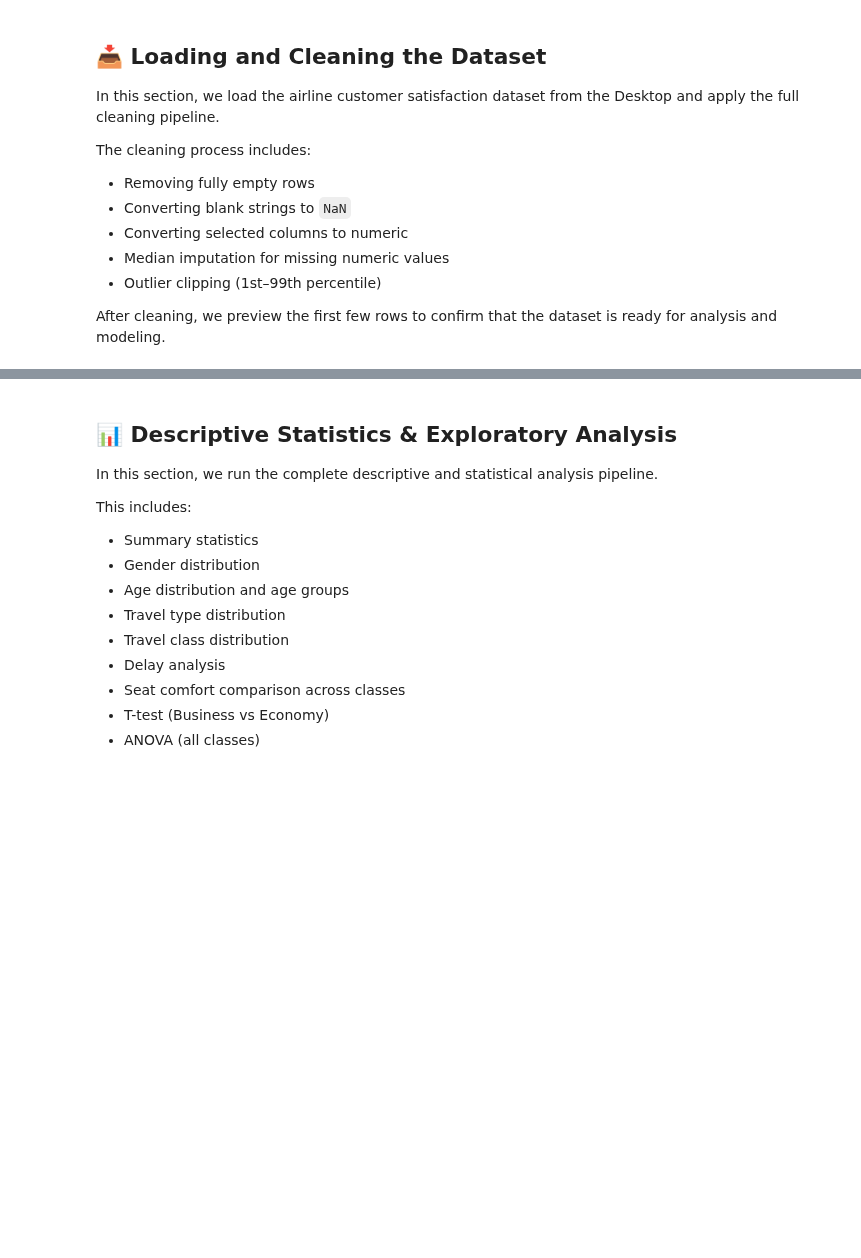
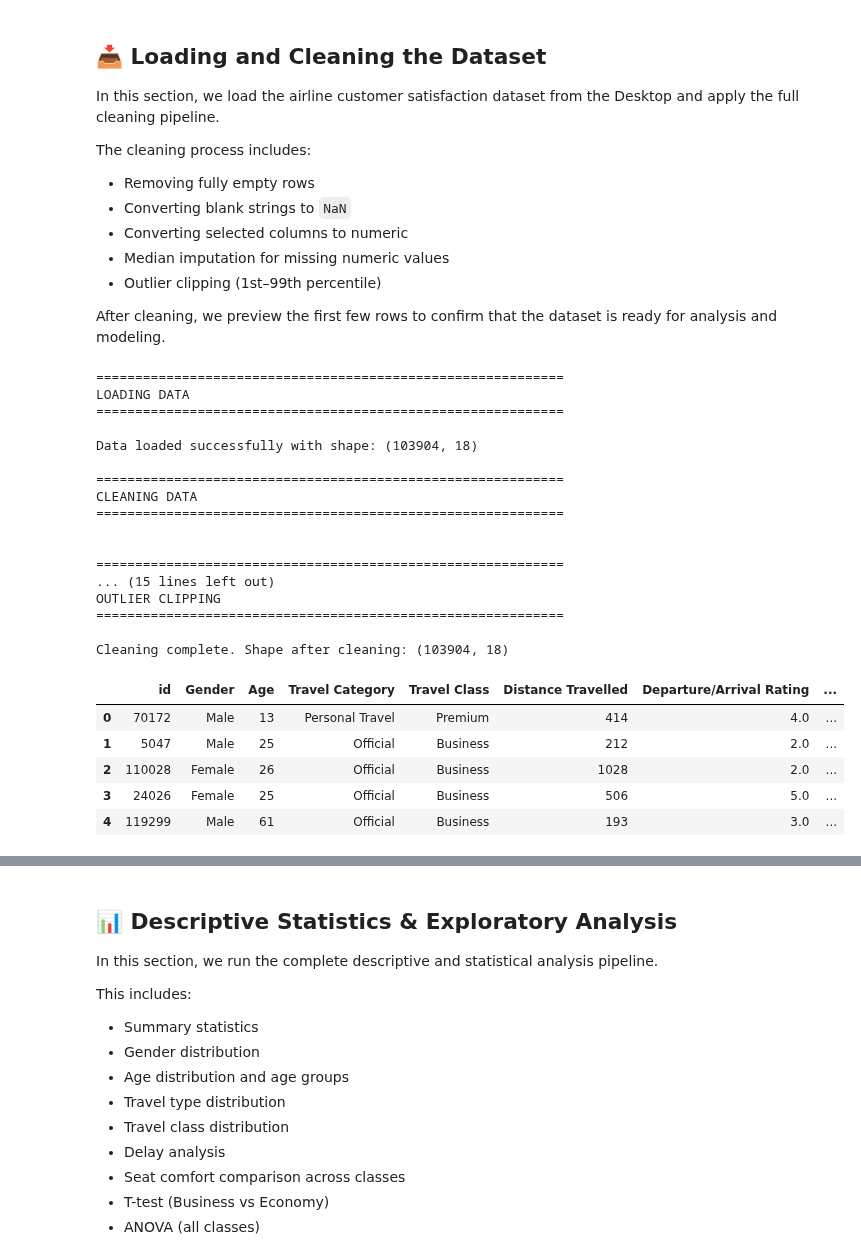
Before and after one commit to Ramjeet-Dixit/IITM-AIML-Rdixit, a Jupyter notebook: Final.ipynb, the cells around one changed output, grey strips where cells are left out. Drawn from its saved outputs; the diff is of its cells as text; code cells hidden in the pictures; blank space fills up the shorter version.

```diff
--- a/Final.ipynb
+++ b/Final.ipynb
@@ -197,19 +197,44 @@ After cleaning, we preview the first few rows to confirm that the dataset is rea
 # %%
 # ============================================================
 # PART 4 — LOAD & CLEAN DATA (FINAL)
 # ============================================================
 
 # Load the dataset once
 df = load_data(CSV_FILE_PATH)
 
 # Apply full cleaning pipeline once
 df = clean_data(df)
 
 # Freeze a clean copy for descriptive statistics (Part 6)
 df_clean = df.copy()
 
 # Preview cleaned data
 df.head()
+run_descriptive_and_stats(df_clean)
+# %% [output]
+============================================================
+LOADING DATA
+============================================================
+
+Data loaded successfully with shape: (103904, 18)
+
+============================================================
+CLEANING DATA
+============================================================
+
+
+============================================================
+... (15 lines left out)
+OUTLIER CLIPPING
+============================================================
+
+Cleaning complete. Shape after cleaning: (103904, 18)
+|  | id | Gender | Age | Travel Category | Travel Class | Distance Travelled | Departure/Arrival Rating | ... |
+| 0 | 70172 | Male | 13 | Personal Travel | Premium | 414 | 4.0 | ... |
+| 1 | 5047 | Male | 25 | Official | Business | 212 | 2.0 | ... |
+| 2 | 110028 | Female | 26 | Official | Business | 1028 | 2.0 | ... |
+| 3 | 24026 | Female | 25 | Official | Business | 506 | 5.0 | ... |
+| 4 | 119299 | Male | 61 | Official | Business | 193 | 3.0 | ... |
 # %%
 section("VERIFYING df_clean COLUMNS")
 print(df_clean.columns.tolist())
```
Also changed, not shown: parts of 5 cells of this notebook.
